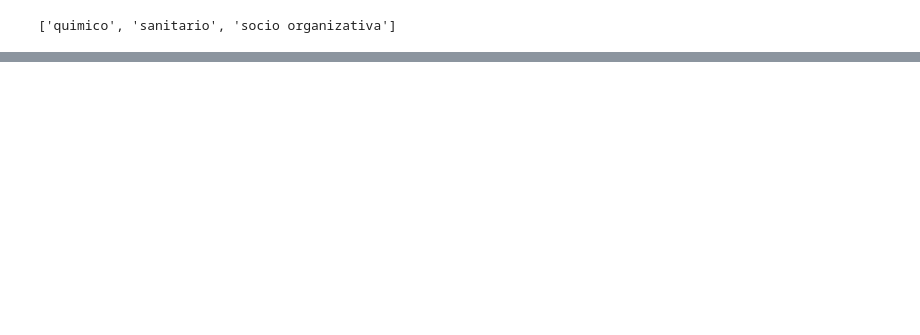
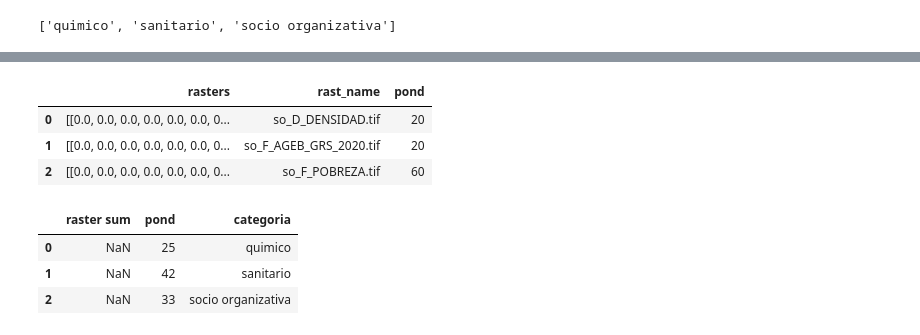
Before and after one commit to Ro-teodoro/https---github.com-implan-sig-vulnerabilidades, a Jupyter notebook: Modelo de vulnerabilidades.ipynb, the cells around one changed output, grey strips where cells are left out. Drawn from its saved outputs; the diff is of its cells as text; code cells hidden in the pictures; blank space fills up the shorter version.

```diff
--- a/Modelo de vulnerabilidades.ipynb
+++ b/Modelo de vulnerabilidades.ipynb
@@ -254,0 +253,27 @@ frames[2]
+# %%
+
+# generamos las ponderaciones y las agreegamos al dataframe
+
+frames[0]['pond'] = [1,1,1,1,1,1,1,1,1,1]
+frames[1]['pond'] = [1,1,1,1,1,1,1,1,1,1,1,1,1,1,1]
+frames[2]['pond'] = [ 20,20,60]
+
+gen_pond = [25,42,33]
+frames[2]
+# %% [output]
+|  | rasters | rast_name | pond |
+| 0 | [[0.0, 0.0, 0.0, 0.0, 0.0, 0.0, 0... | so_D_DENSIDAD.tif | 20 |
+| 1 | [[0.0, 0.0, 0.0, 0.0, 0.0, 0.0, 0... | so_F_AGEB_GRS_2020.tif | 20 |
+| 2 | [[0.0, 0.0, 0.0, 0.0, 0.0, 0.0, 0... | so_F_POBREZA.tif | 60 |
+# %%
+#creamos otro dataframe que alojara las sumas de cada sub data frame
+
+frames_sum = pd.DataFrame(columns = ['raster sum', 'pond','categoria'])
+frames_sum['pond'] = gen_pond
+frames_sum['categoria'] = carpetas
+frames_sum
+# %% [output]
+|  | raster sum | pond | categoria |
+| 0 | NaN | 25 | quimico |
+| 1 | NaN | 42 | sanitario |
+| 2 | NaN | 33 | socio organizativa |
```
Also changed, not shown: parts of 25 cells of this notebook, 1 other file.
